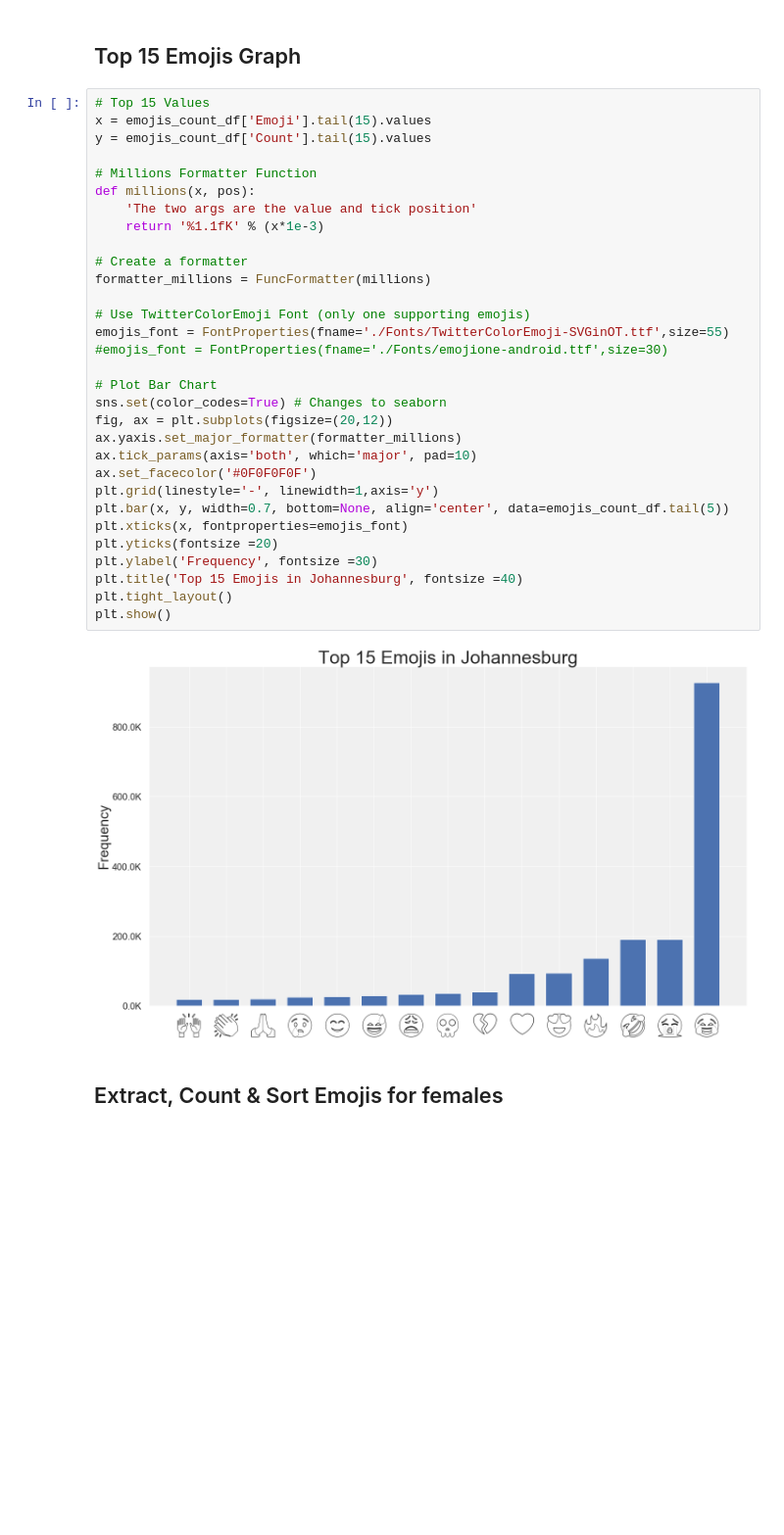
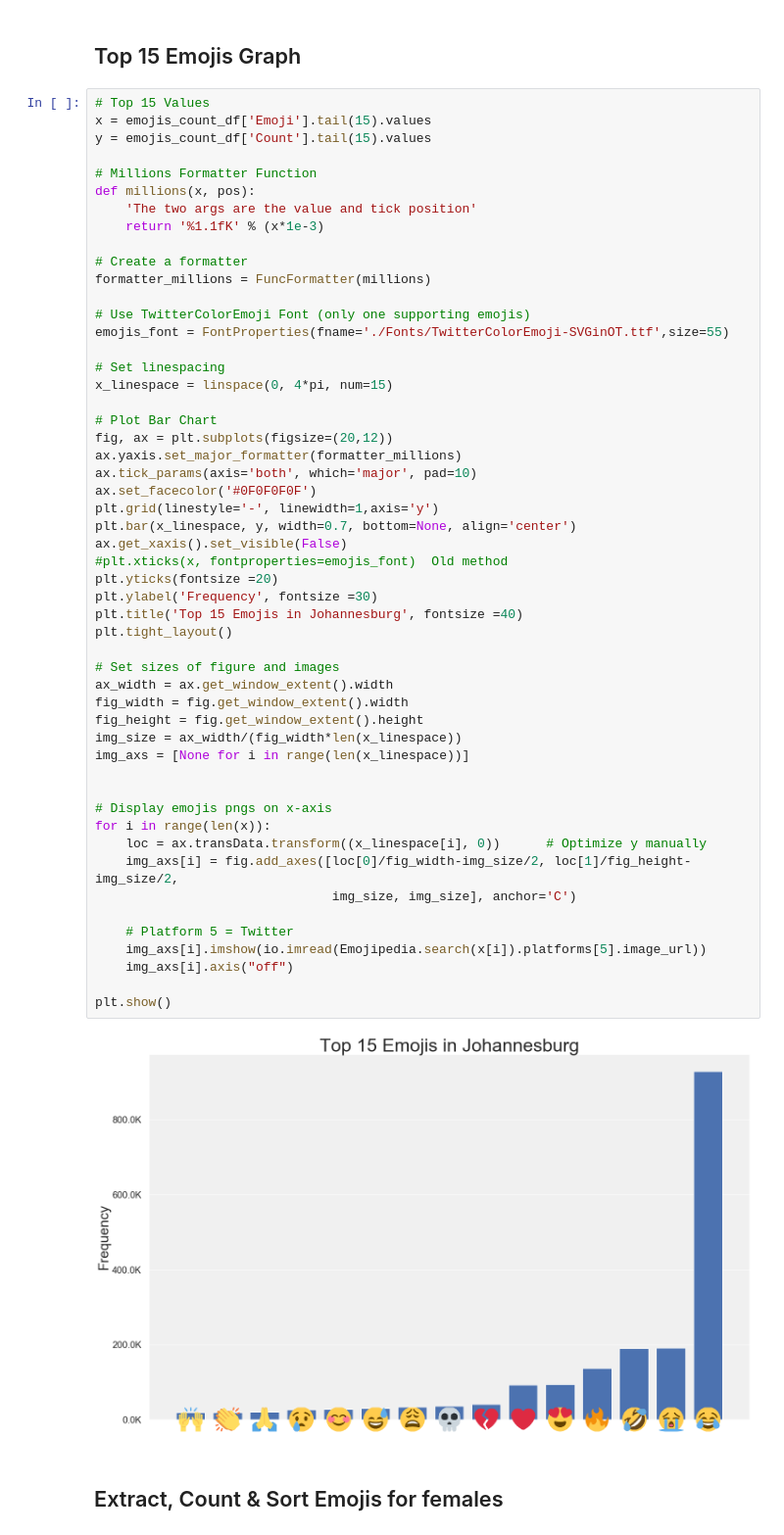
Before and after one commit to stylianosnicoletti/Emojis-usage-in-social-media-by-demographics, a Jupyter notebook: Jupyter/Emojis_ Johannesburg .ipynb, the cells around one changed output. Shown at 98% size. Cells and saved outputs as stored; diff of their text form; blank space fills up the shorter version.

```diff
--- a/Jupyter/Emojis_ Johannesburg .ipynb
+++ b/Jupyter/Emojis_ Johannesburg .ipynb
@@ -73,36 +78,57 @@ emojis_count_df.tail(20)
 # %%
 # Top 15 Values
 x = emojis_count_df['Emoji'].tail(15).values
 y = emojis_count_df['Count'].tail(15).values
 
 # Millions Formatter Function
 def millions(x, pos):
     'The two args are the value and tick position'
     return '%1.1fK' % (x*1e-3)
 
 # Create a formatter
 formatter_millions = FuncFormatter(millions)
 
 # Use TwitterColorEmoji Font (only one supporting emojis)
 emojis_font = FontProperties(fname='./Fonts/TwitterColorEmoji-SVGinOT.ttf',size=55)
-#emojis_font = FontProperties(fname='./Fonts/emojione-android.ttf',size=30)
+
+# Set linespacing
+x_linespace = linspace(0, 4*pi, num=15)
 
 # Plot Bar Chart
-sns.set(color_codes=True) # Changes to seaborn
 fig, ax = plt.subplots(figsize=(20,12))
 ax.yaxis.set_major_formatter(formatter_millions)
 ax.tick_params(axis='both', which='major', pad=10)
 ax.set_facecolor('#0F0F0F0F')
 plt.grid(linestyle='-', linewidth=1,axis='y')
-plt.bar(x, y, width=0.7, bottom=None, align='center', data=emojis_count_df.tail(5))
-plt.xticks(x, fontproperties=emojis_font)
+plt.bar(x_linespace, y, width=0.7, bottom=None, align='center')
+ax.get_xaxis().set_visible(False)
+#plt.xticks(x, fontproperties=emojis_font)  Old method
 plt.yticks(fontsize =20)
 plt.ylabel('Frequency', fontsize =30)
 plt.title('Top 15 Emojis in Johannesburg', fontsize =40)
 plt.tight_layout()
+
+# Set sizes of figure and images
+ax_width = ax.get_window_extent().width
+fig_width = fig.get_window_extent().width
+fig_height = fig.get_window_extent().height
+img_size = ax_width/(fig_width*len(x_linespace))
+img_axs = [None for i in range(len(x_linespace))]
+
+
+# Display emojis pngs on x-axis
+for i in range(len(x)):
+    loc = ax.transData.transform((x_linespace[i], 0))      # Optimize y manually
+    img_axs[i] = fig.add_axes([loc[0]/fig_width-img_size/2, loc[1]/fig_height-img_size/2,
+                               img_size, img_size], anchor='C')
+
+    # Platform 5 = Twitter
+    img_axs[i].imshow(io.imread(Emojipedia.search(x[i]).platforms[5].image_url))
+    img_axs[i].axis("off")
+
 plt.show()
 # %% [output]
-[figure, old version]
+[figure, new version]
 # %% [markdown]
 ## Extract, Count & Sort Emojis for females
 # %%
```
Also changed, not shown: parts of 10 cells of this notebook, 14 other files.
